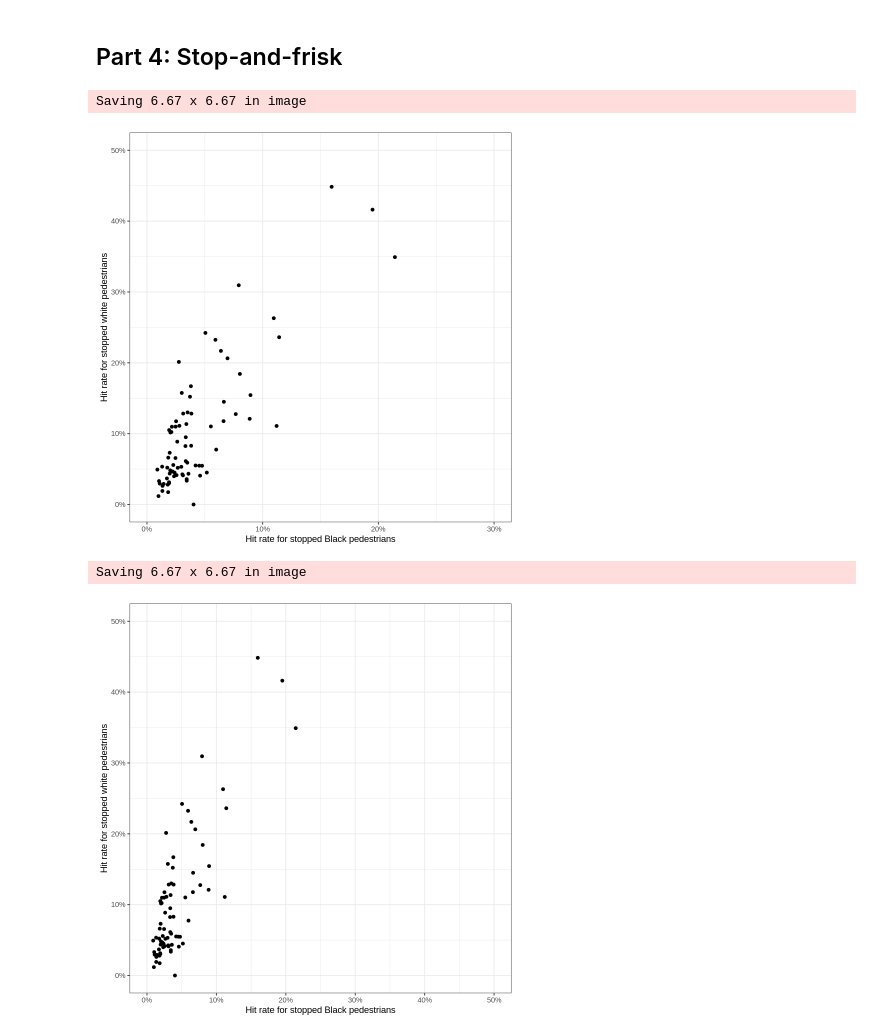
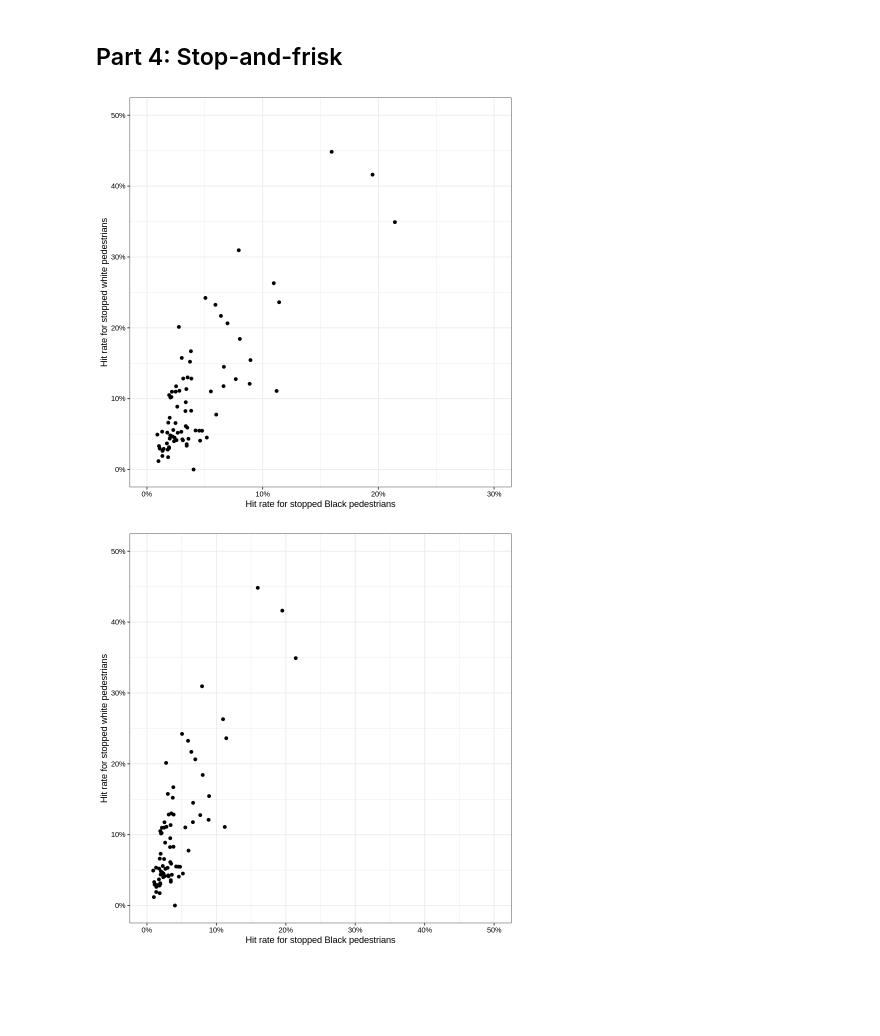
Before and after one commit to 5harad/API201-2022, a Jupyter notebook: lectures/lecture-2-code.ipynb, the cells around one changed output. Saved outputs shown, nothing was run; the diff lists cells and outputs as text; code cells hidden in the pictures; blank space fills up the shorter version.

```diff
--- a/lectures/lecture-2-code.ipynb
+++ b/lectures/lecture-2-code.ipynb
@@ -257,25 +254,27 @@ load('../data/sqf.Rdata')
 # %%
 ggplot(data=hitrate_by_precinct, aes(x=black, y=white)) +
   geom_point() +
   scale_x_continuous('Hit rate for stopped Black pedestrians',
                      labels=percent, limits=c(0, .3)) +
   scale_y_continuous('Hit rate for stopped white pedestrians',
-                     labels=percent, limits=c(0, .5))
-ggsave('figs/sqf1.png')
+                     labels=percent, limits=c(0, .5)) +
+  theme(axis.text.x = element_text(color="black"),
+        axis.text.y = element_text(color="black"))
+ggsave('figs/sqf1.png', width=4, height=4)
 # %% [output]
-Saving 6.67 x 6.67 in image
-[figure, old version]
+[figure, new version]
 # %%
 ggplot(data=hitrate_by_precinct, aes(x=black, y=white)) +
   geom_point() +
   scale_x_continuous('Hit rate for stopped Black pedestrians',
                      labels=percent, limits=c(0, .5)) +
   scale_y_continuous('Hit rate for stopped white pedestrians',
-                     labels=percent, limits=c(0, .5))
-ggsave('figs/sqf2.png')
+                     labels=percent, limits=c(0, .5)) +
+  theme(axis.text.x = element_text(color="black"),
+        axis.text.y = element_text(color="black"))
+ggsave('figs/sqf2.png', width=4, height=4)
 # %% [output]
-Saving 6.67 x 6.67 in image
-[figure, old version]
+[figure, new version]
 # %%
 ggplot(data=hitrate_by_precinct, aes(x=black, y=white)) +
   geom_point() +
```
Also changed, not shown: parts of 8 cells of this notebook, 9 other files.
